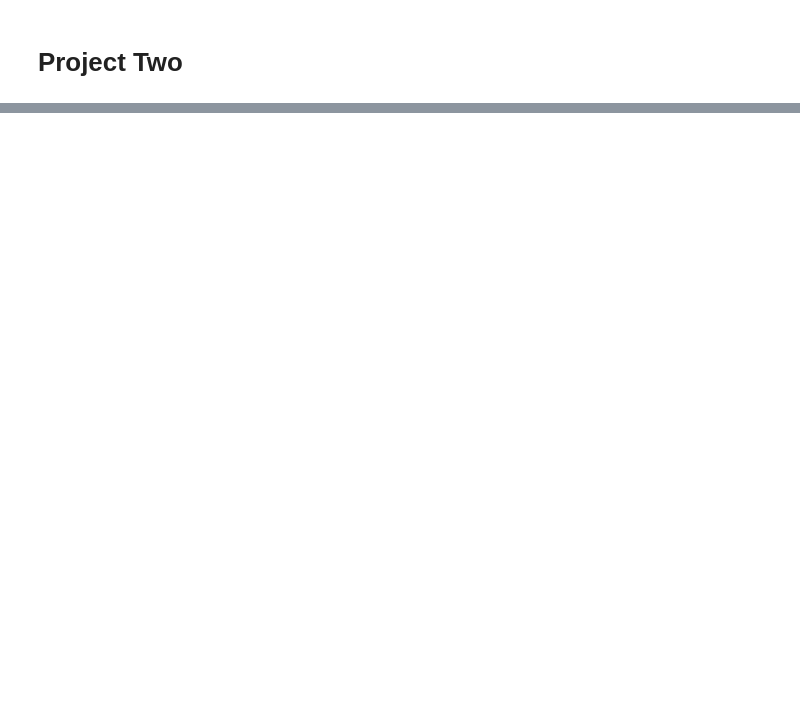
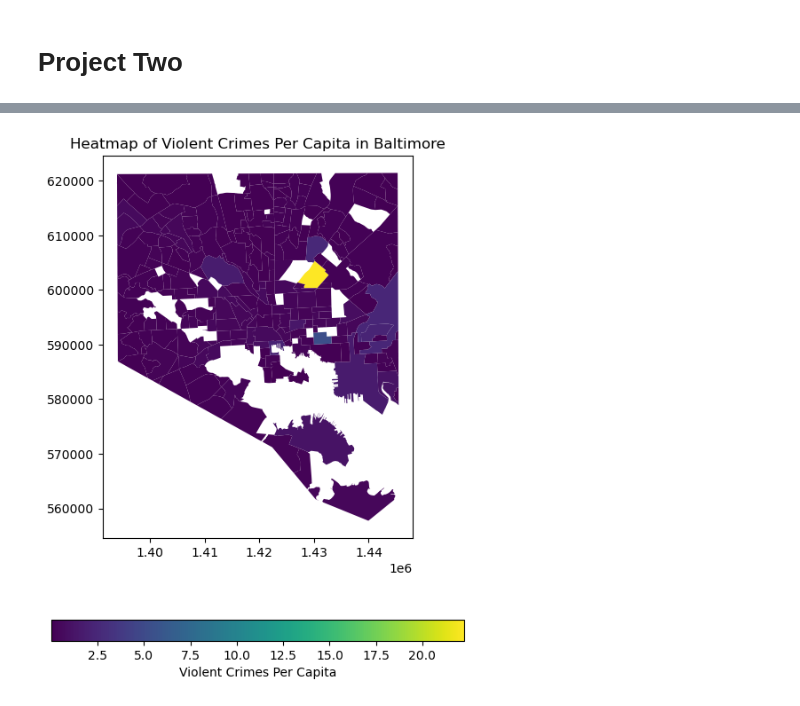
Before and after one commit to ECO225-W2024/project-one-code-IvanGrandov, a Jupyter notebook: Code/proj_one_code.ipynb, the cells around one changed output, grey strips where cells are left out. Cells and saved outputs as stored; diff of their text form; code cells hidden in the pictures; blank space fills up the shorter version.

```diff
--- a/Code/proj_one_code.ipynb
+++ b/Code/proj_one_code.ipynb
@@ -415,0 +458,13 @@ The findings of this study underscore the importance of targeted interventions a
+# %%
+# Violent Crime Heatmap
+fig, ax = plt.subplots(1, 1, figsize=(6, 8))
+heatmap = merged_gdf.plot(column='ViolentCrimesPerCapita', ax=ax, legend=True,
+                          legend_kwds={'label': 'Violent Crimes Per Capita',
+                                       'orientation': 'horizontal'})
+
+plt.title('Heatmap of Violent Crimes Per Capita in Baltimore')
+ax.set_frame_on(True)
+
+plt.show()
+# %% [output]
+[figure, added]
```
Also changed, not shown: parts of 16 cells of this notebook.
